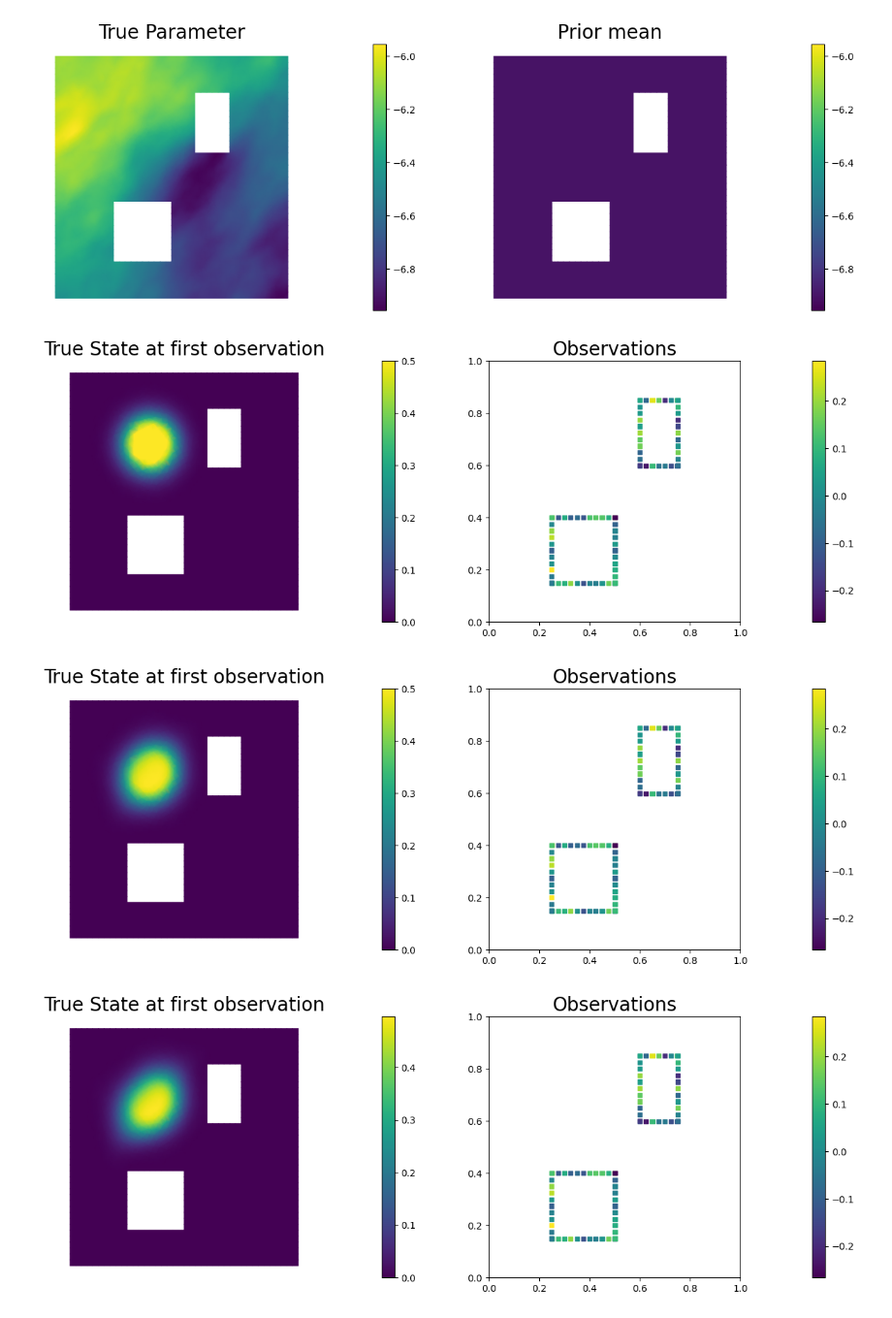
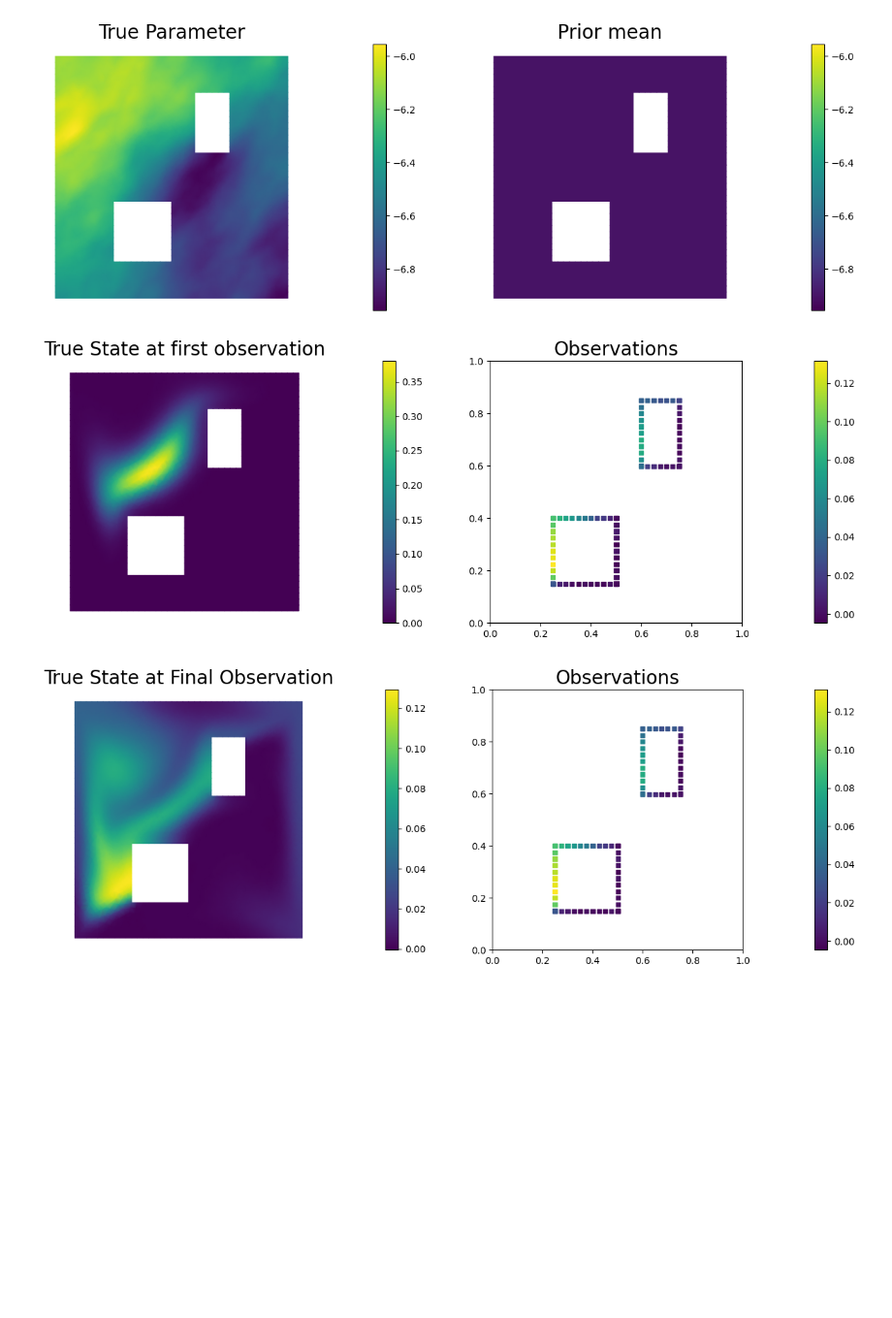
Before and after one commit to Irabiel/ad_diff_diffPara, a Jupyter notebook: ip_advection_diffusion_bayesian_incg.ipynb, the cells around one changed output. Shown at 97% size. Saved outputs shown, nothing was run; the diff lists cells and outputs as text; code cells hidden in the pictures; blank space fills up the shorter version.

```diff
--- a/ip_advection_diffusion_bayesian_incg.ipynb
+++ b/ip_advection_diffusion_bayesian_incg.ipynb
@@ -140,29 +140,33 @@ plt.show()
 Number of observation points: 80
 [figure]
 # %%
-rel_noise = 1
+rel_noise = .02
 utrue = problem.generate_vector(STATE)
 x = [utrue, mtrue, None]
 problem.solveFwd(x[STATE], x)
 misfit.observe(x, misfit.d)
 MAX = misfit.d.norm("linf", "linf")
 noise_std_dev = rel_noise * MAX
 parRandom.normal_perturb(noise_std_dev,misfit.d)
 misfit.noise_variance = noise_std_dev*noise_std_dev
 
 
-for i in range(10):
+# for i in range(10):
 
-    plt.figure(figsize=(15,5))
-    nb.plot(dl.Function(Vh[STATE], utrue.data[i]), mytitle="True State at first observation", subplot_loc=121)
-    nb.plot_pts(targets, misfit.d.data[0], mytitle="Observations", subplot_loc=122)
-    plt.show()
+#     plt.figure(figsize=(15,5))
+#     nb.plot(dl.Function(Vh[STATE], utrue.data[i]), mytitle="True State at first observation", subplot_loc=121)
+#     nb.plot_pts(targets, misfit.d.data[0], mytitle="Observations", subplot_loc=122)
+#     plt.show()
 
 plt.figure(figsize=(15,5))
-nb.plot(dl.Function(Vh[STATE], utrue.data[-1]), mytitle="True State at first observation", subplot_loc=121)
+nb.plot(dl.Function(Vh[STATE], utrue.data[int(t_1/dt)]), mytitle="True State at first observation", subplot_loc=121)
 nb.plot_pts(targets, misfit.d.data[-1], mytitle="Observations", subplot_loc=122)
 plt.show()
+
+plt.figure(figsize=(15,5))
+nb.plot(dl.Function(Vh[STATE], utrue.data[-1]), mytitle="True State at Final Observation", subplot_loc=121)
+nb.plot_pts(targets, misfit.d.data[-1], mytitle="Observations", subplot_loc=122)
+plt.show()
 # %% [output]
-[figure, old version]
+[figure, new version]
-[figure, old version]
+[figure, new version]
-[figure, removed]
```
Also changed, not shown: parts of 7 cells of this notebook.
